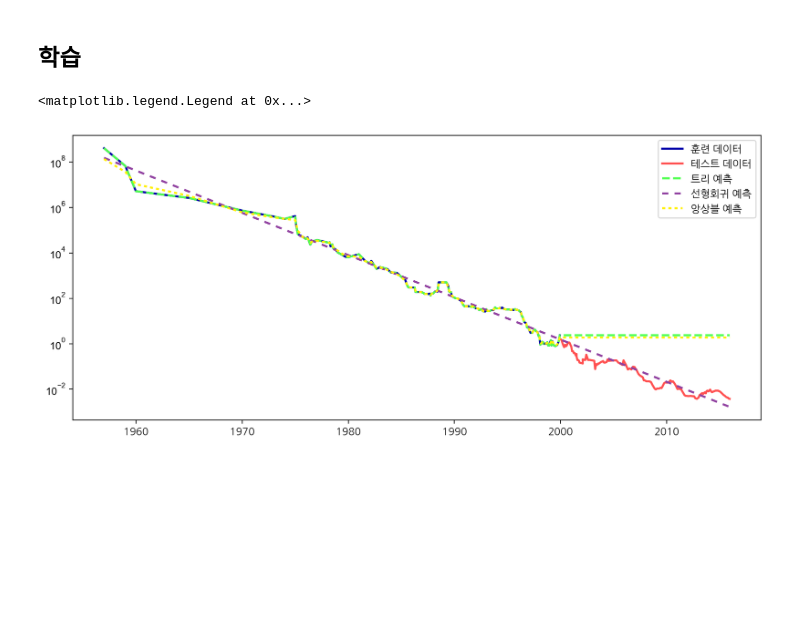
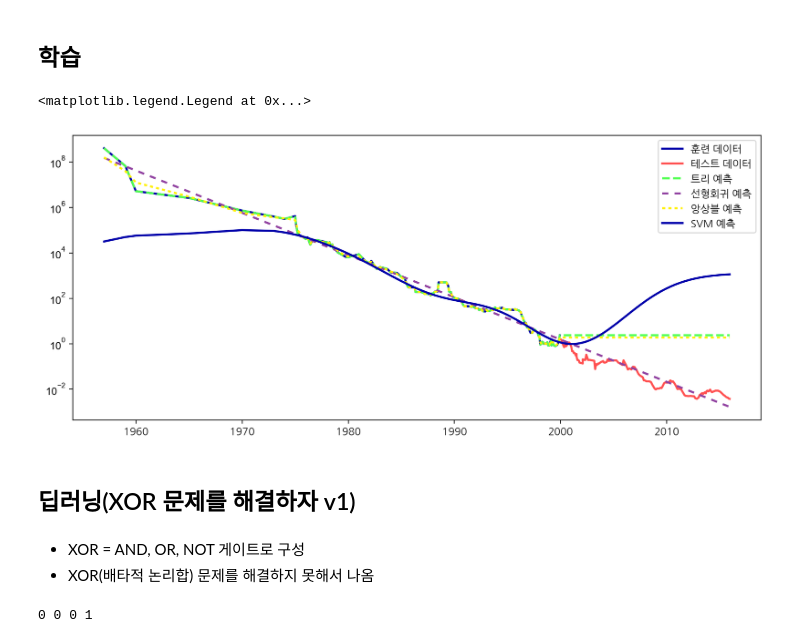
Before and after one commit to Park-Dongheon/BigData_Analiysis, a Jupyter notebook: 02_Decision-Tree,Random-Forest.ipynb, the cells around one changed output. Saved outputs shown, nothing was run; the diff lists cells and outputs as text; code cells hidden in the pictures; blank space fills up the shorter version.

```diff
--- a/02_Decision-Tree,Random-Forest.ipynb
+++ b/02_Decision-Tree,Random-Forest.ipynb
@@ -163,13 +240,16 @@ y_train = np.log(data_train.price) # 로그 데이터로 변환
 # %% [markdown]
 ## 학습
 # %%
+# 회귀 모델
 from sklearn.tree import DecisionTreeRegressor
 from sklearn.linear_model import LinearRegression
 from sklearn.ensemble import RandomForestRegressor
+from sklearn.svm import SVR
 
 tree = DecisionTreeRegressor().fit(X_train, y_train)
 linear_reg = LinearRegression().fit(X_train, y_train)
 forest = RandomForestRegressor().fit(X_train, y_train)
+svr = SVR().fit(X_train, y_train)
 # %%
 # 예측은 전체 기간에 대해서 수행합니다
 X_all = ram_prices.date.to_numpy()[:, np.newaxis]
@@ -177,20 +257,28 @@ X_all = ram_prices.date.to_numpy()[:, np.newaxis]
 pred_tree = tree.predict(X_all)
 pred_lr = linear_reg.predict(X_all)
 pred_forest = forest.predict(X_all)
+pred_svr = svr.predict(X_all)
 # %%
 # 예측한 값의 로그 스케일을 되돌립니다
 price_tree = np.exp(pred_tree)
 price_lr = np.exp(pred_lr)
 price_forest = np.exp(pred_forest)
+price_svr = np.exp(pred_svr)
 # %%
 plt.figure(figsize=(12, 5)) # 도화지
 plt.yticks(fontname = "Arial")
 plt.semilogy(data_train.date, data_train.price, label="훈련 데이터")
 plt.semilogy(data_test.date, data_test.price, label="테스트 데이터")
 plt.semilogy(ram_prices.date, price_tree, label="트리 예측") # 가장 큰 단점 2000년 이후의 데이터가 없어 예측하지 못함
 plt.semilogy(ram_prices.date, price_lr, label="선형회귀 예측")
 plt.semilogy(ram_prices.date, price_forest, label="앙상블 예측")
+plt.semilogy(ram_prices.date, price_svr, label="SVM 예측")
 plt.legend()
 # %% [output]
 <matplotlib.legend.Legend at 0x...>
-[figure, old version]
+[figure, new version]
+# %% [markdown]
+## 딥러닝(XOR 문제를 해결하자 v1)
+# %% [markdown]
+- XOR = AND, OR, NOT 게이트로 구성
+- XOR(배타적 논리합) 문제를 해결하지 못해서 나옴
@@ -196,0 +293,4 @@ plt.legend()
+# %%
+print(AND(0, 0), AND(0, 1), AND(1, 0), AND(1, 1))
+# %% [output]
+0 0 0 1
```
Also changed, not shown: parts of 21 cells of this notebook, 5 other files.
